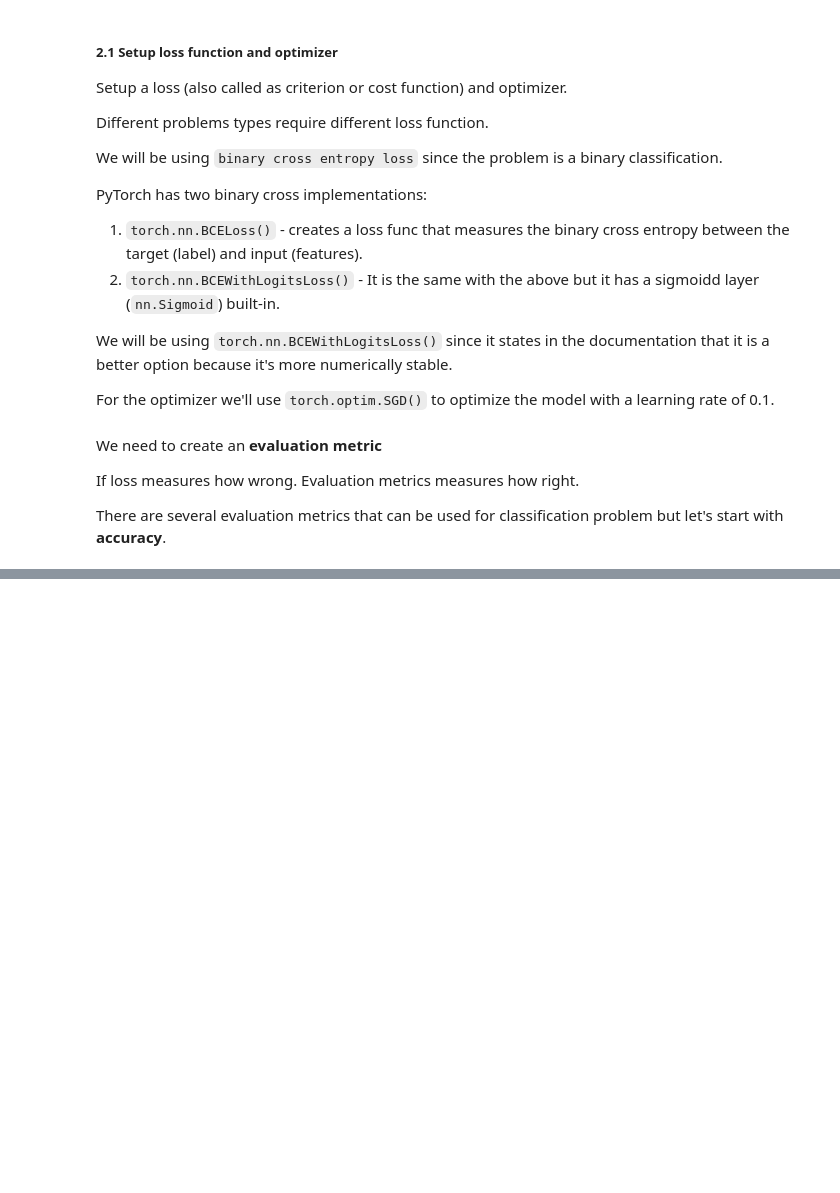
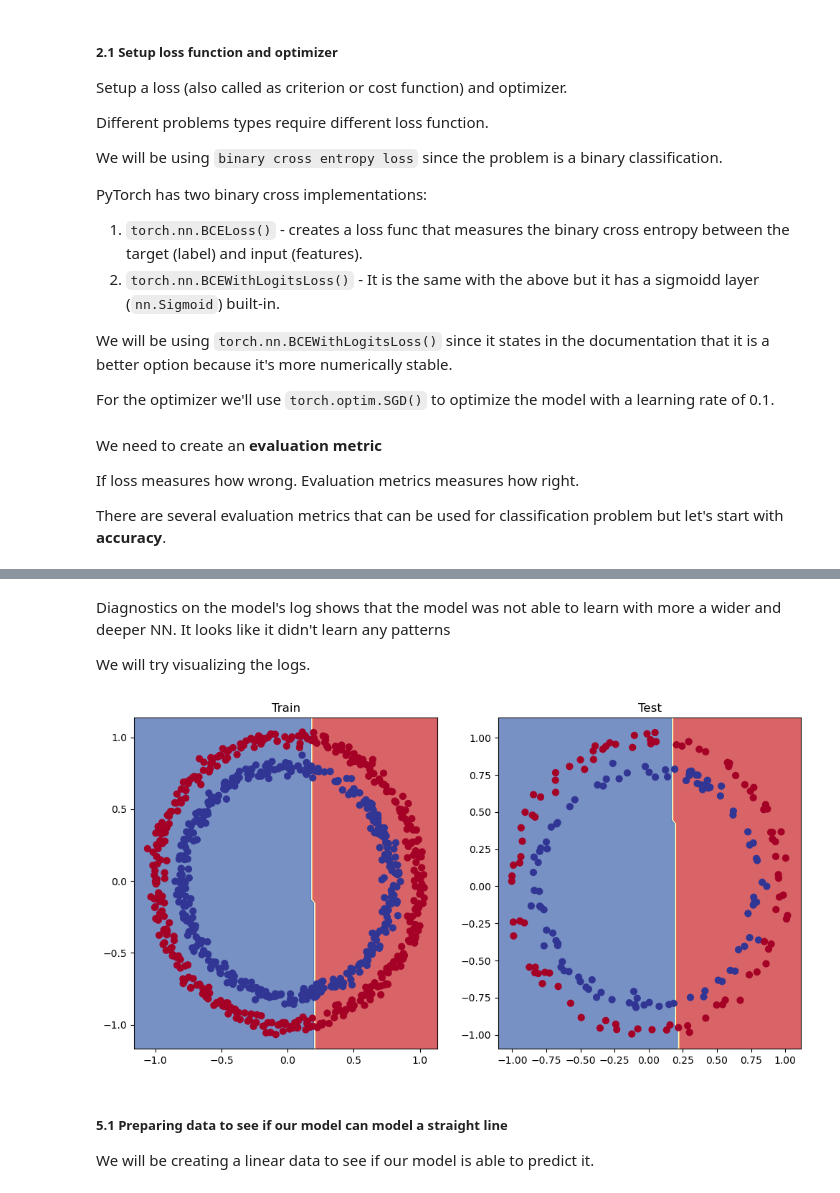
Before and after one commit to VPpexis/pytorch-training, a Jupyter notebook: 02_pytorch_neural_network_classification.ipynb, the cells around one changed output, grey strips where cells are left out. Saved outputs shown, nothing was run; the diff lists cells and outputs as text; code cells hidden in the pictures; blank space fills up the shorter version.

```diff
--- a/02_pytorch_neural_network_classification.ipynb
+++ b/02_pytorch_neural_network_classification.ipynb
@@ -270,0 +395,14 @@ def accuracy_fn(y_true, y_pre)
+# %%
+import requests
+from pathlib import Path
+
+# Download helper function
+if Path("utils/helper_function.py").is_file():
+    print("helper function exists")
+else:
+    print("Downloading helper_function.py")
+    request = requests.get('https://raw.githubusercontent.com/mrdbourke/pytorch-deep-learning/main/helper_functions.py')
+    with open("utils/helper_functions.py", 'wb') as f:
+        f.write(request.content)
+
+from utils.helper_functions import plot_predictions, plot_decision_boundary
@@ -270,0 +447,15 @@ def accuracy_fn(y_true, y_pre)
+# %%
+# Creating a new model version
+class CircleModelV1(nn.Module):
+    def __init__(self):
+        super().__init__()
+        self.layer_1 = nn.Linear(in_features=2, out_features=10)
+        self.layer_2 = nn.Linear(in_features=10, out_features=10)
+        self.layer_3 = nn.Linear(in_features=10, out_features=1)
+
+    def forward(self, x: torch.Tensor) -> torch.Tensor:
+        return self.layer_3(self.layer_2(self.layer_1(x)))
+
+model_1 = CircleModelV1()
+model_1 = model_1.to(device)
+model_1
@@ -270,0 +468,5 @@ def accuracy_fn(y_true, y_pre)
+# %%
+# Create loss func and optimizer instance
+
+loss_fn = nn.BCEWithLogitsLoss()
+optimizer = torch.optim.SGD(params=model_1.parameters(), lr=0.1)
@@ -270,0 +531,19 @@ def accuracy_fn(y_true, y_pre)
+# %% [markdown]
+Diagnostics on the model's log shows that the model was not able to learn with more a wider and deeper NN. It looks like it didn't learn any patterns
+
+We will try visualizing the logs.
+# %%
+# Plot decision boundaries for training and test sets
+plt.figure(figsize=(12,6))
+plt.subplot(1, 2, 1)
+plt.title("Train")
+plot_decision_boundary(model_1, X_train, y_train)
+plt.subplot(1,2,2)
+plt.title("Test")
+plot_decision_boundary(model_1, X_test, y_test)
+# %% [output]
+[figure, added]
+# %% [markdown]
+##### 5.1 Preparing data to see if our model can model a straight line
+
+We will be creating a linear data to see if our model is able to predict it.
```
Also changed, not shown: parts of 80 cells of this notebook, 1 other file.
